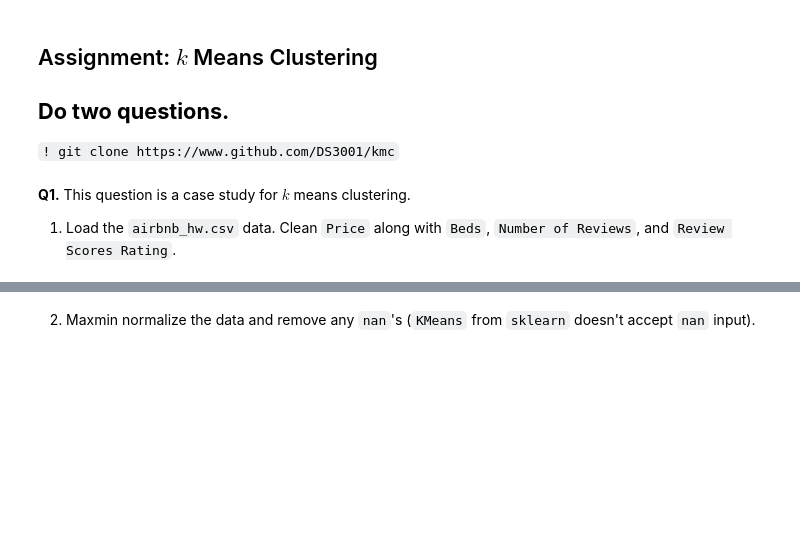
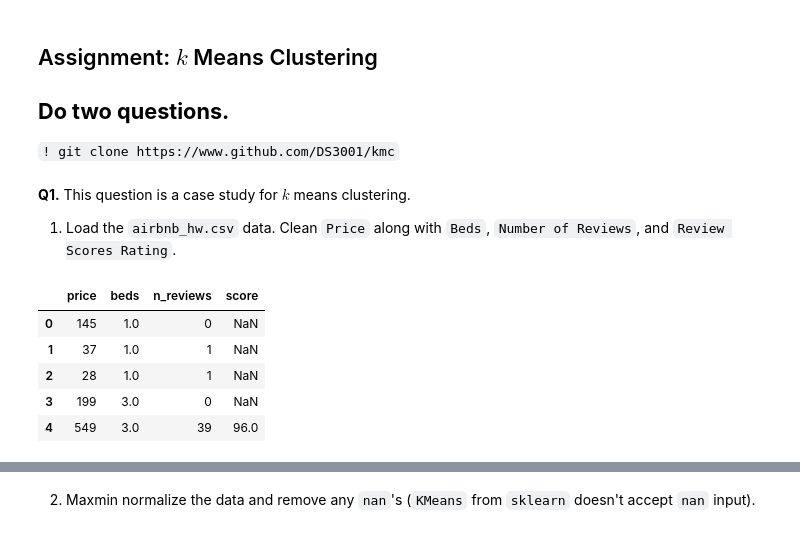
Before and after one commit to Nehach73/DS3001, a Jupyter notebook: assignment_kmc.ipynb, the cells around one changed output, grey strips where cells are left out. Saved outputs shown, nothing was run; the diff lists cells and outputs as text; code cells hidden in the pictures; blank space fills up the shorter version.

```diff
--- a/assignment_kmc.ipynb
+++ b/assignment_kmc.ipynb
@@ -10,3 +12,20 @@
 **Q1.** This question is a case study for $k$ means clustering.
 
 1. Load the `airbnb_hw.csv` data. Clean `Price` along with `Beds`, `Number of Reviews`, and `Review Scores Rating`.
+# %%
+## Loading data
+df = pd.read_csv('/content/airbnb_hw.csv')
+df['price'] = df['Price']
+df['beds'] = df['Beds']
+df['n_reviews'] = df['Number Of Reviews']
+df['score'] = df['Review Scores Rating']
+
+df = df.loc[:,['price','beds','n_reviews','score']]
+df.head()
+# %% [output]
+|  | price | beds | n_reviews | score |
+| 0 | 145 | 1.0 | 0 | NaN |
+| 1 | 37 | 1.0 | 1 | NaN |
+| 2 | 28 | 1.0 | 1 | NaN |
+| 3 | 199 | 3.0 | 0 | NaN |
+| 4 | 549 | 3.0 | 39 | 96.0 |
```
Also changed, not shown: parts of 10 cells of this notebook.
